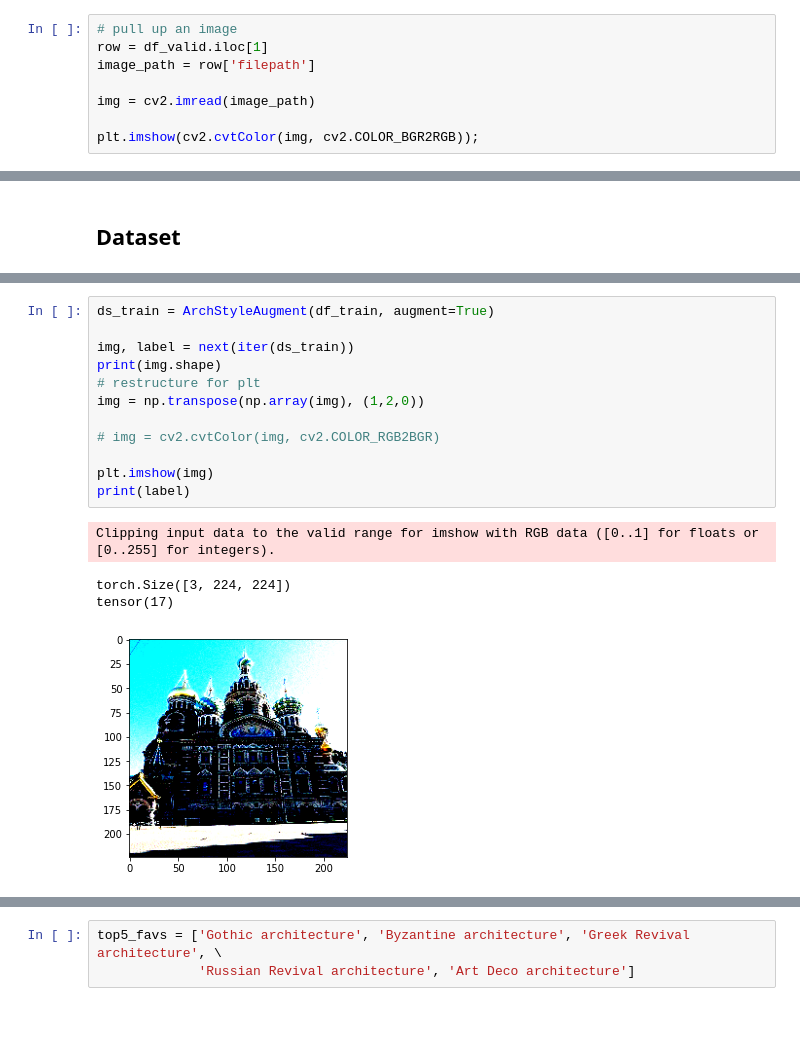
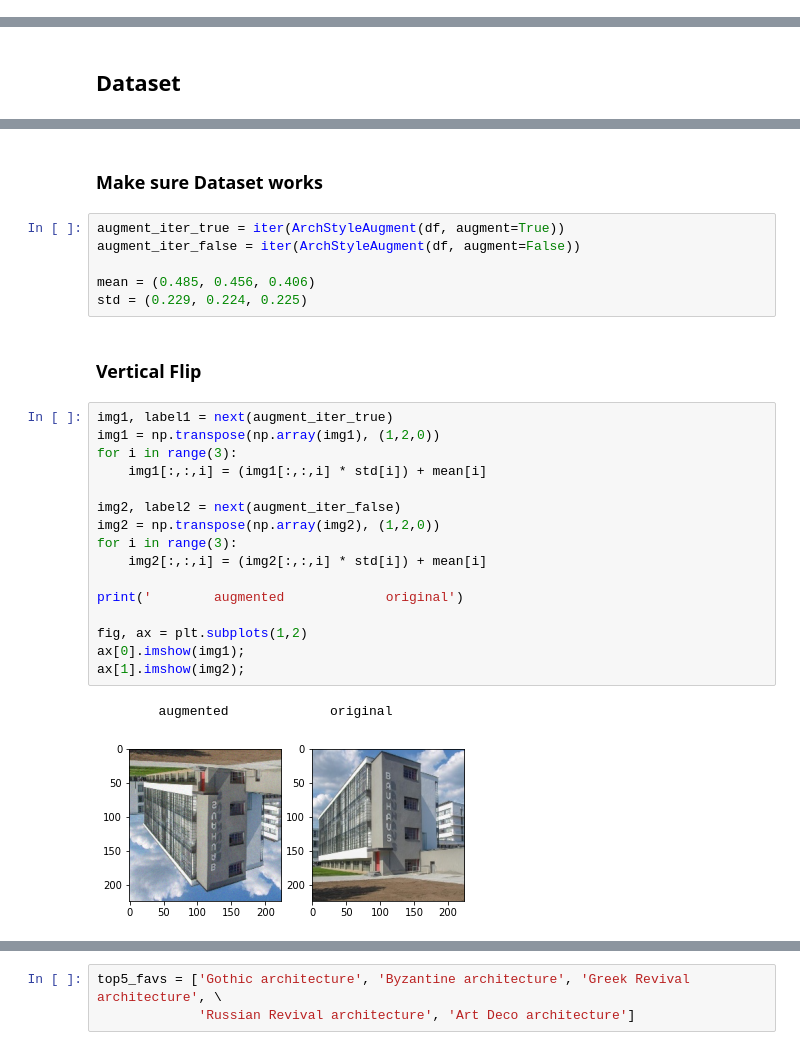
Before and after one commit to Physsionist/deep_architecture, a Jupyter notebook: model_fitting.ipynb, the cells around one changed output, grey strips where cells are left out. Cells and saved outputs as stored; diff of their text form; blank space fills up the shorter version.

```diff
--- a/model_fitting.ipynb
+++ b/model_fitting.ipynb
@@ -121,11 +114,3 @@ img = cv2.imread(image_path)
 plt.imshow(cv2.cvtColor(img, cv2.COLOR_BGR2RGB));
 # %% [output]
 [figure]
-# %%
-# pull up an image
-row = df_valid.iloc[1]
-image_path = row['filepath']
-
-img = cv2.imread(image_path)
-
-plt.imshow(cv2.cvtColor(img, cv2.COLOR_BGR2RGB));
@@ -213,20 +217,32 @@ class ArchStyleAugment(Dataset):
         label = torch.tensor(row['class_index'])
 
         return img, label
-# %%
-ds_train = ArchStyleAugment(df_train, augment=True)
-
-img, label = next(iter(ds_train))
-print(img.shape)
-# restructure for plt
-img = np.transpose(np.array(img), (1,2,0))
-
-# img = cv2.cvtColor(img, cv2.COLOR_RGB2BGR)
-
-plt.imshow(img)
-print(label)
-# %% [output]
-Clipping input data to the valid range for imshow with RGB data ([0..1] for floats or [0..255] for integers).
-torch.Size([3, 224, 224])
-tensor(17)
-[figure, removed]
+# %% [markdown]
+### Make sure Dataset works
+# %%
+augment_iter_true = iter(ArchStyleAugment(df, augment=True))
+augment_iter_false = iter(ArchStyleAugment(df, augment=False))
+
+mean = (0.485, 0.456, 0.406)
+std = (0.229, 0.224, 0.225)
+# %% [markdown]
+### Vertical Flip
+# %%
+img1, label1 = next(augment_iter_true)
+img1 = np.transpose(np.array(img1), (1,2,0))
+for i in range(3):
+    img1[:,:,i] = (img1[:,:,i] * std[i]) + mean[i]
+
+img2, label2 = next(augment_iter_false)
+img2 = np.transpose(np.array(img2), (1,2,0))
+for i in range(3):
+    img2[:,:,i] = (img2[:,:,i] * std[i]) + mean[i]
+
+print('        augmented             original')
+
+fig, ax = plt.subplots(1,2)
+ax[0].imshow(img1);
+ax[1].imshow(img2);
+# %% [output]
+        augmented             original
+[figure, added]
```
Also changed, not shown: parts of 49 cells of this notebook.
